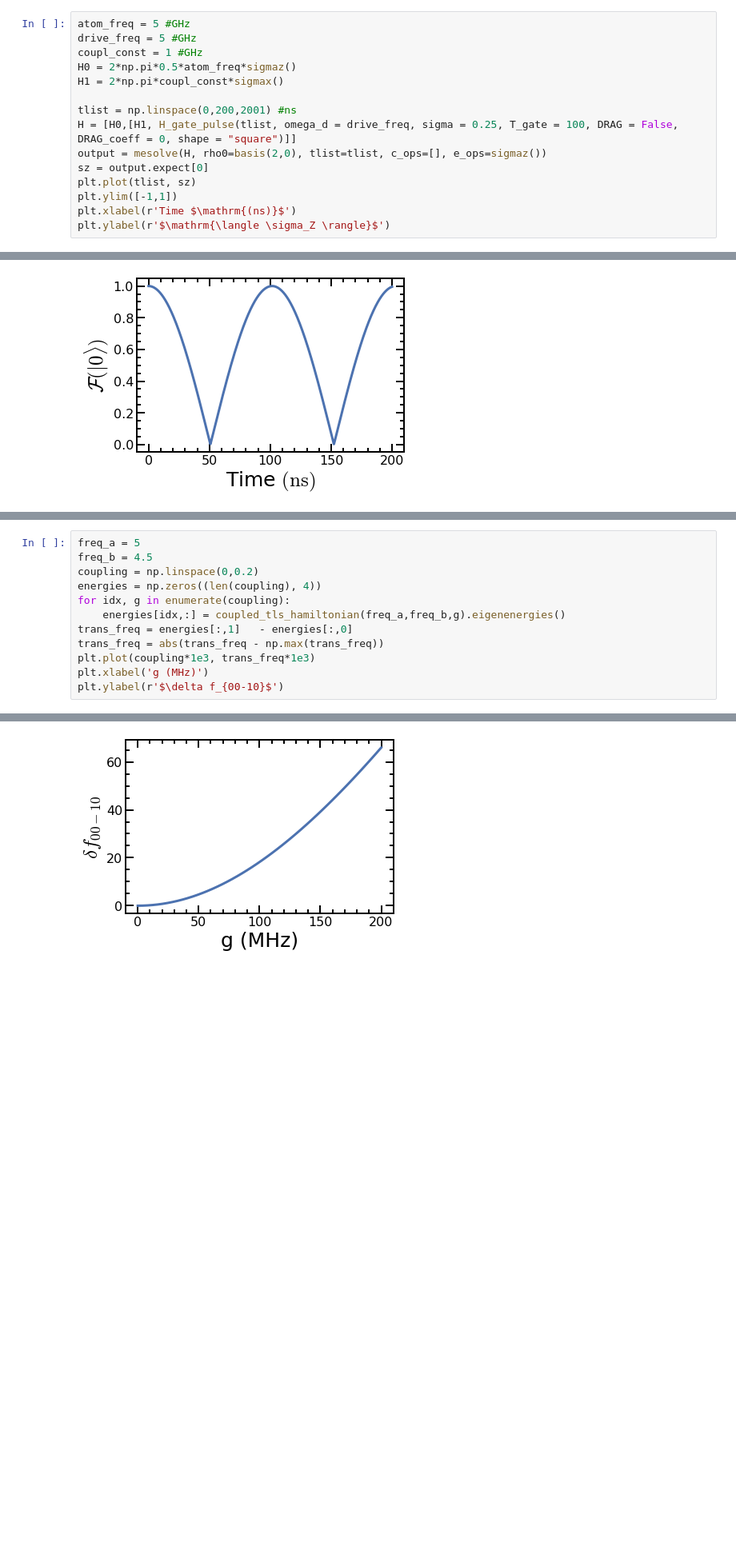
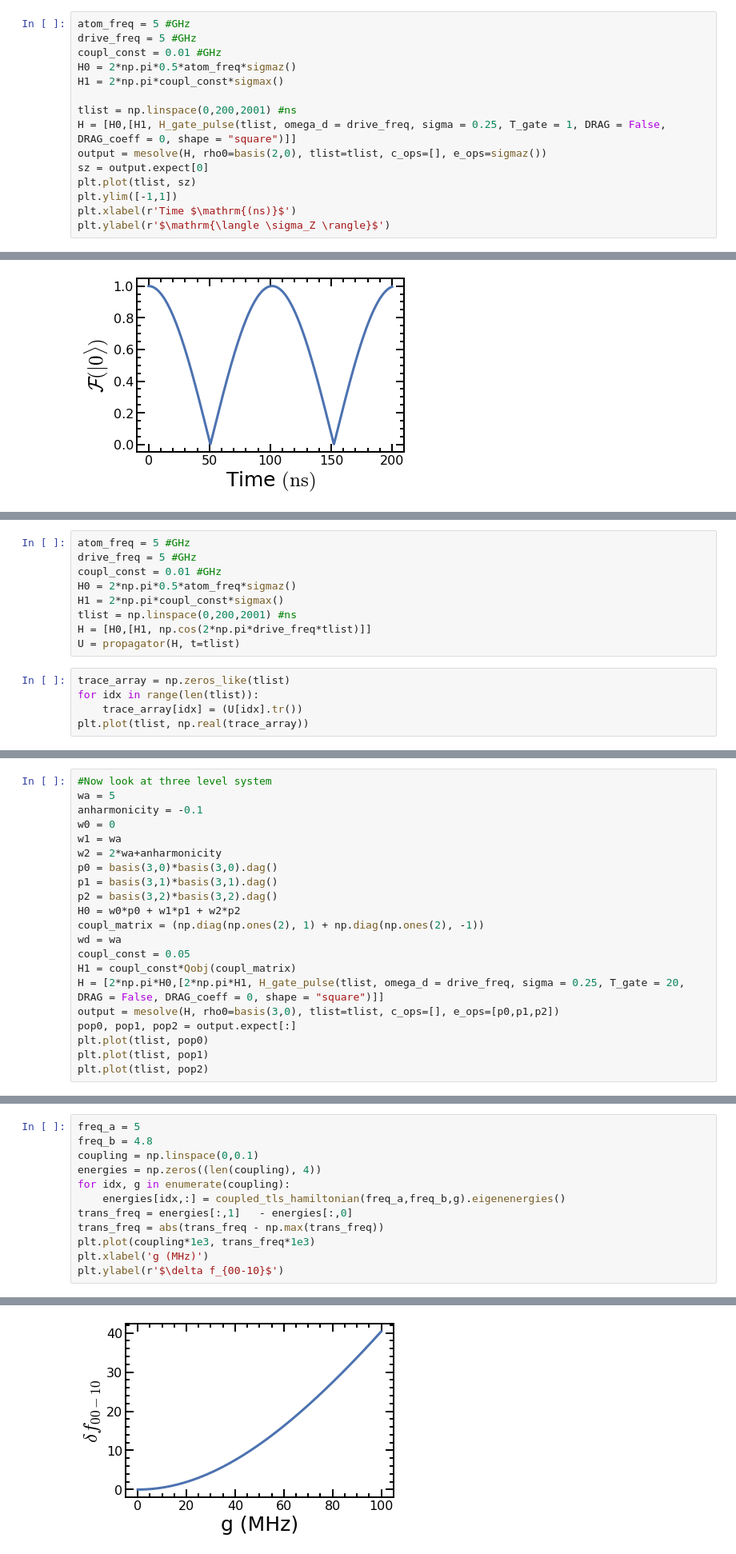
Before and after one commit to qnl/Fluxonium_berkeley, a Jupyter notebook: Notebooks/0. Two-level system tutorial.ipynb, the cells around one changed output, grey strips where cells are left out. Shown at 80% size. Saved outputs shown, nothing was run; the diff lists cells and outputs as text; blank space fills up the shorter version.

```diff
--- a/Notebooks/0. Two-level system tutorial.ipynb
+++ b/Notebooks/0. Two-level system tutorial.ipynb
@@ -211,12 +114,12 @@ def H_gate_pulse(t, omega_d, DRAG, DRAG_coeff, shape, sigma, T_gate):
 # %%
 atom_freq = 5 #GHz
 drive_freq = 5 #GHz
-coupl_const = 1 #GHz
+coupl_const = 0.01 #GHz
 H0 = 2*np.pi*0.5*atom_freq*sigmaz()
 H1 = 2*np.pi*coupl_const*sigmax()
 
 tlist = np.linspace(0,200,2001) #ns
-H = [H0,[H1, H_gate_pulse(tlist, omega_d = drive_freq, sigma = 0.25, T_gate = 100, DRAG = False, DRAG_coeff = 0, shape = "square")]]
+H = [H0,[H1, H_gate_pulse(tlist, omega_d = drive_freq, sigma = 0.25, T_gate = 1, DRAG = False, DRAG_coeff = 0, shape = "square")]]
 output = mesolve(H, rho0=basis(2,0), tlist=tlist, c_ops=[], e_ops=sigmaz())
 sz = output.expect[0]
 plt.plot(tlist, sz)
@@ -255,0 +148,14 @@ TypeError: can't multiply sequence by non-int of type 'float'
+# %%
+atom_freq = 5 #GHz
+drive_freq = 5 #GHz
+coupl_const = 0.01 #GHz
+H0 = 2*np.pi*0.5*atom_freq*sigmaz()
+H1 = 2*np.pi*coupl_const*sigmax()
+tlist = np.linspace(0,200,2001) #ns
+H = [H0,[H1, np.cos(2*np.pi*drive_freq*tlist)]]
+U = propagator(H, t=tlist)
+# %%
+trace_array = np.zeros_like(tlist)
+for idx in range(len(tlist)):
+    trace_array[idx] = (U[idx].tr())
+plt.plot(tlist, np.real(trace_array))
@@ -255,0 +167,21 @@ TypeError: can't multiply sequence by non-int of type 'float'
+# %%
+#Now look at three level system
+wa = 5
+anharmonicity = -0.1
+w0 = 0
+w1 = wa
+w2 = 2*wa+anharmonicity
+p0 = basis(3,0)*basis(3,0).dag()
+p1 = basis(3,1)*basis(3,1).dag()
+p2 = basis(3,2)*basis(3,2).dag()
+H0 = w0*p0 + w1*p1 + w2*p2
+coupl_matrix = (np.diag(np.ones(2), 1) + np.diag(np.ones(2), -1))
+wd = wa
+coupl_const = 0.05
+H1 = coupl_const*Qobj(coupl_matrix)
+H = [2*np.pi*H0,[2*np.pi*H1, H_gate_pulse(tlist, omega_d = drive_freq, sigma = 0.25, T_gate = 20, DRAG = False, DRAG_coeff = 0, shape = "square")]]
+output = mesolve(H, rho0=basis(3,0), tlist=tlist, c_ops=[], e_ops=[p0,p1,p2])
+pop0, pop1, pop2 = output.expect[:]
+plt.plot(tlist, pop0)
+plt.plot(tlist, pop1)
+plt.plot(tlist, pop2)
@@ -278,16 +213,16 @@ Text(0, 0.5, 'Transition freq')
 [figure]
 # %%
 freq_a = 5
-freq_b = 4.5
-coupling = np.linspace(0,0.2)
+freq_b = 4.8
+coupling = np.linspace(0,0.1)
 energies = np.zeros((len(coupling), 4))
 for idx, g in enumerate(coupling):
     energies[idx,:] = coupled_tls_hamiltonian(freq_a,freq_b,g).eigenenergies()
 trans_freq = energies[:,1]   - energies[:,0]
 trans_freq = abs(trans_freq - np.max(trans_freq))
 plt.plot(coupling*1e3, trans_freq*1e3)
 plt.xlabel('g (MHz)')
 plt.ylabel(r'$\delta f_{00-10}$')
 # %% [output]
 Text(0, 0.5, '$\\delta f_{00-10}$')
-[figure, old version]
+[figure, new version]
```
Also changed, not shown: parts of 27 cells of this notebook, 7 other files.
